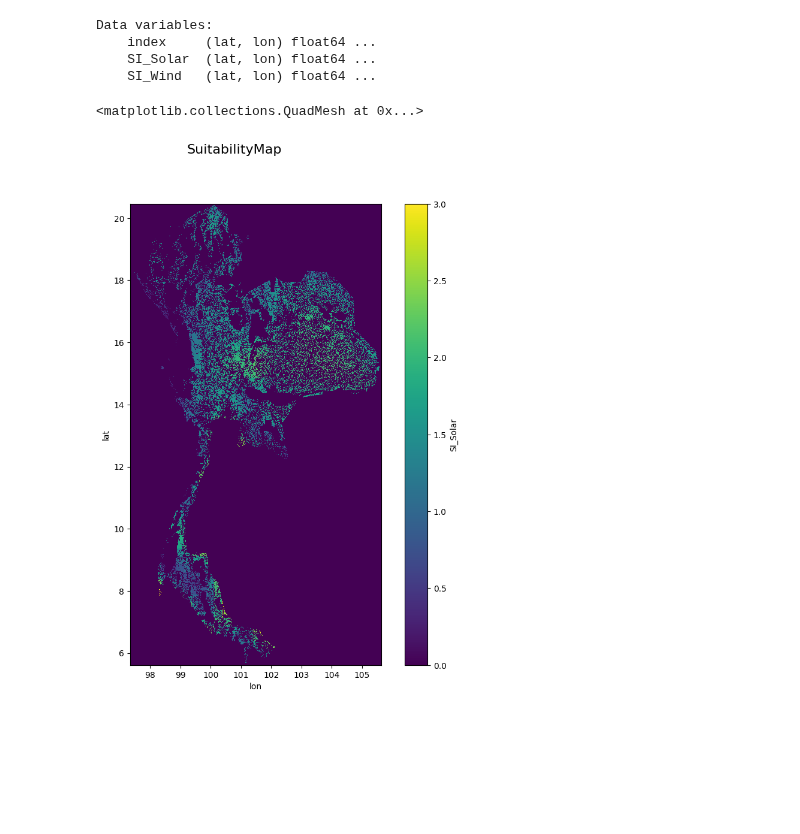
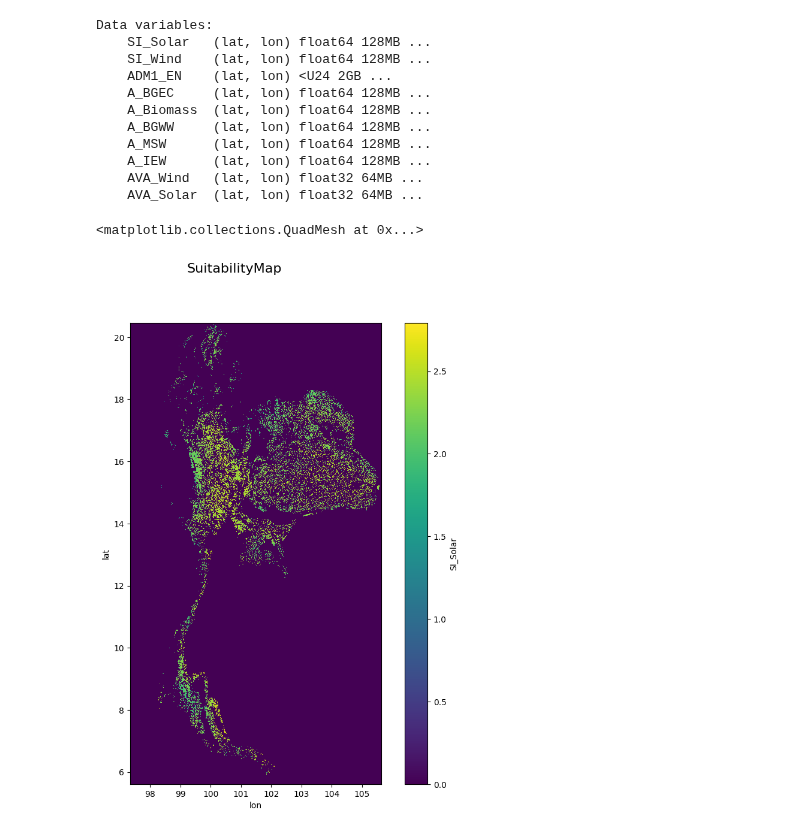
Before and after one commit to NarasetS/REPowerPlant_Siting, a Jupyter notebook: Checking_SI_map.ipynb, the cells around one changed output. Drawn from its saved outputs; the diff is of its cells as text; code cells hidden in the pictures; blank space fills up the shorter version.

```diff
--- a/Checking_SI_map.ipynb
+++ b/Checking_SI_map.ipynb
@@ -16,21 +16,28 @@ max_lon = thailandmap.unary_union.bounds[2]
 max_lat = thailandmap.unary_union.bounds[1]
 min_lat = thailandmap.unary_union.bounds[3]
 # %%
-xr_landuse_suitability_index = xr.open_dataset('Output\\xr_SI_resourcepotential.nc')
+xr_landuse_suitability_index = xr.open_dataset('Output\\xr_final_SI.nc')
 print(xr_landuse_suitability_index.data_vars)
 fig, ax = plt.subplots(figsize=(10,10))
 title = 'SuitabilityMap'
 type = 'SI_Solar'
 fig.suptitle(str(title), fontsize=16)
 thailandmap.plot(ax = ax, color='none', edgecolor = 'black', zorder = 0,alpha = 0.1)
 xr_landuse_suitability_index[type].plot(ax = ax,zorder = 1)
 # %% [output]
 Data variables:
-    index     (lat, lon) float64 ...
-    SI_Solar  (lat, lon) float64 ...
-    SI_Wind   (lat, lon) float64 ...
+    SI_Solar   (lat, lon) float64 128MB ...
+    SI_Wind    (lat, lon) float64 128MB ...
+    ADM1_EN    (lat, lon) <U24 2GB ...
+    A_BGEC     (lat, lon) float64 128MB ...
+    A_Biomass  (lat, lon) float64 128MB ...
+    A_BGWW     (lat, lon) float64 128MB ...
+    A_MSW      (lat, lon) float64 128MB ...
+    A_IEW      (lat, lon) float64 128MB ...
+    AVA_Wind   (lat, lon) float32 64MB ...
+    AVA_Solar  (lat, lon) float32 64MB ...
 <matplotlib.collections.QuadMesh at 0x...>
-[figure, old version]
+[figure, new version]
 # %%
 fig, ax = plt.subplots(figsize=(10,10))
 plt.hist(xr_landuse_suitability_index[type].where(xr_landuse_suitability_index[type]>0),histtype ='barstacked',bins=12)
```
Also changed, not shown: parts of 4 cells of this notebook, 1 other file.
